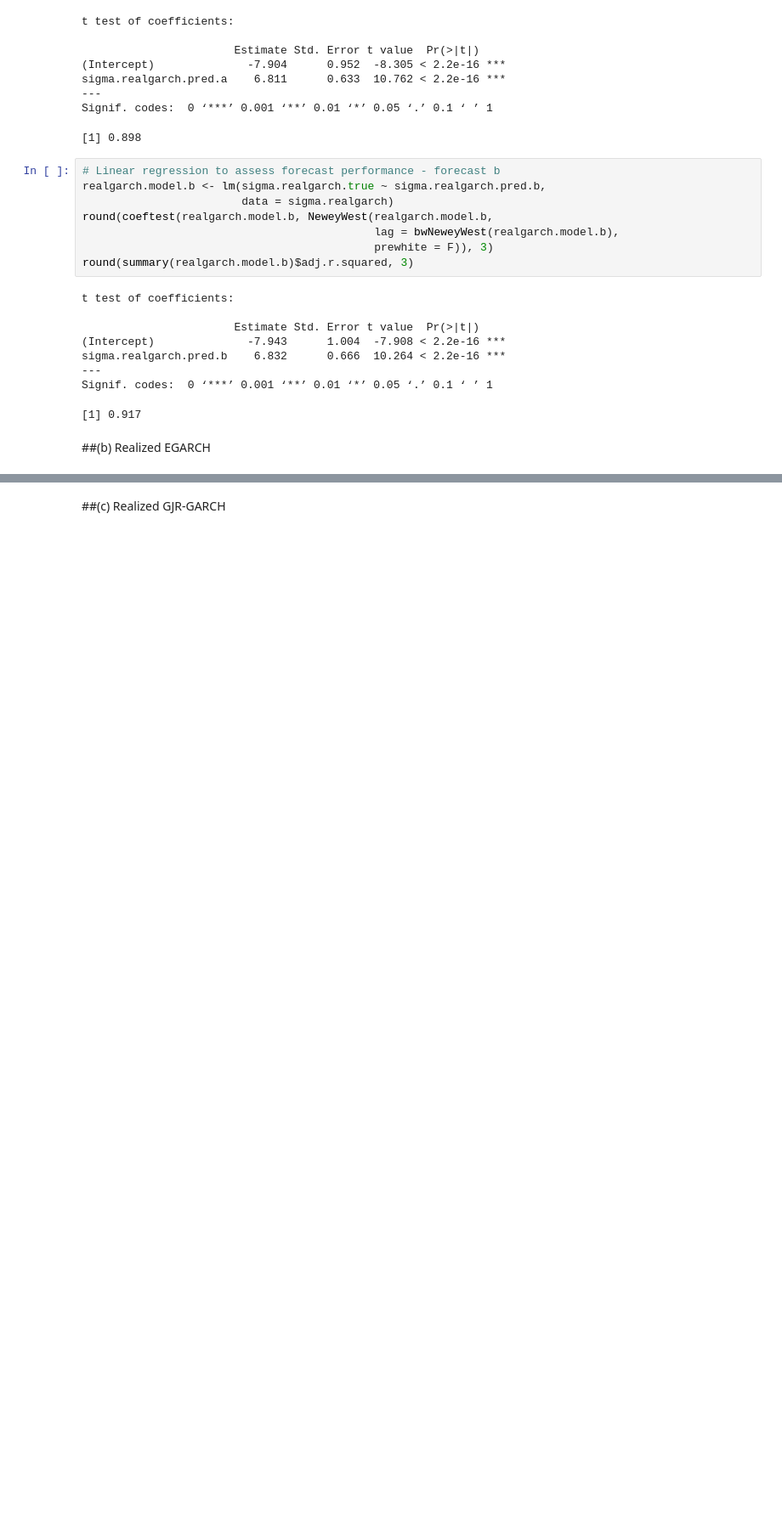
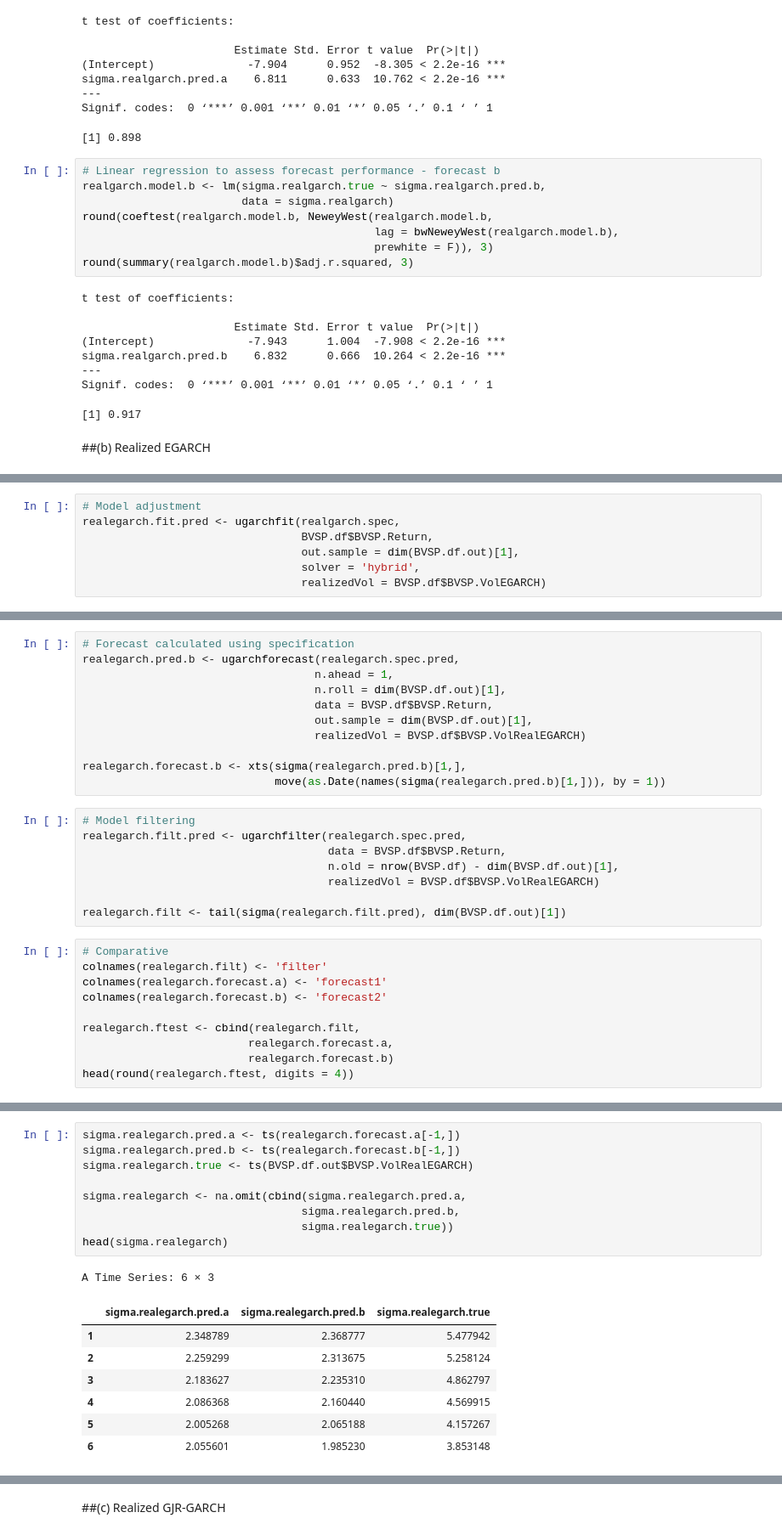
Before and after one commit to cristianegea/GARCH-models, a Jupyter notebook: GARCH_Brazil.ipynb, the cells around one changed output, grey strips where cells are left out. Shown at 85% size. Saved outputs shown, nothing was run; the diff lists cells and outputs as text; blank space fills up the shorter version.

```diff
--- a/GARCH_Brazil.ipynb
+++ b/GARCH_Brazil.ipynb
@@ -1762,0 +1771,7 @@ Signif. codes:  0 ‘***’ 0.001 ‘**’ 0.01 ‘*’ 0.05 ‘.’ 0.1 ‘ ’
+# %%
+# Model adjustment
+realegarch.fit.pred <- ugarchfit(realgarch.spec,
+                                 BVSP.df$BVSP.Return,
+                                 out.sample = dim(BVSP.df.out)[1],
+                                 solver = 'hybrid',
+                                 realizedVol = BVSP.df$BVSP.VolEGARCH)
@@ -1762,0 +1786,29 @@ Signif. codes:  0 ‘***’ 0.001 ‘**’ 0.01 ‘*’ 0.05 ‘.’ 0.1 ‘ ’
+# %%
+# Forecast calculated using specification
+realegarch.pred.b <- ugarchforecast(realegarch.spec.pred,
+                                   n.ahead = 1,
+                                   n.roll = dim(BVSP.df.out)[1],
+                                   data = BVSP.df$BVSP.Return,
+                                   out.sample = dim(BVSP.df.out)[1],
+                                   realizedVol = BVSP.df$BVSP.VolRealEGARCH)
+
+realegarch.forecast.b <- xts(sigma(realegarch.pred.b)[1,],
+                             move(as.Date(names(sigma(realegarch.pred.b)[1,])), by = 1))
+# %%
+# Model filtering
+realegarch.filt.pred <- ugarchfilter(realegarch.spec.pred,
+                                     data = BVSP.df$BVSP.Return,
+                                     n.old = nrow(BVSP.df) - dim(BVSP.df.out)[1],
+                                     realizedVol = BVSP.df$BVSP.VolRealEGARCH)
+
+realegarch.filt <- tail(sigma(realegarch.filt.pred), dim(BVSP.df.out)[1])
+# %%
+# Comparative
+colnames(realegarch.filt) <- 'filter'
+colnames(realegarch.forecast.a) <- 'forecast1'
+colnames(realegarch.forecast.b) <- 'forecast2'
+
+realegarch.ftest <- cbind(realegarch.filt,
+                         realegarch.forecast.a,
+                         realegarch.forecast.b)
+head(round(realegarch.ftest, digits = 4))
@@ -1762,0 +1823,18 @@ Signif. codes:  0 ‘***’ 0.001 ‘**’ 0.01 ‘*’ 0.05 ‘.’ 0.1 ‘ ’
+# %%
+sigma.realegarch.pred.a <- ts(realegarch.forecast.a[-1,])
+sigma.realegarch.pred.b <- ts(realegarch.forecast.b[-1,])
+sigma.realegarch.true <- ts(BVSP.df.out$BVSP.VolRealEGARCH)
+
+sigma.realegarch <- na.omit(cbind(sigma.realegarch.pred.a,
+                                 sigma.realegarch.pred.b,
+                                 sigma.realegarch.true))
+head(sigma.realegarch)
+# %% [output]
+A Time Series: 6 × 3
+|  | sigma.realegarch.pred.a | sigma.realegarch.pred.b | sigma.realegarch.true |
+| 1 | 2.348789 | 2.368777 | 5.477942 |
+| 2 | 2.259299 | 2.313675 | 5.258124 |
+| 3 | 2.183627 | 2.235310 | 4.862797 |
+| 4 | 2.086368 | 2.160440 | 4.569915 |
+| 5 | 2.005268 | 2.065188 | 4.157267 |
+| 6 | 2.055601 | 1.985230 | 3.853148 |
```
Also changed, not shown: parts of 43 cells of this notebook.
